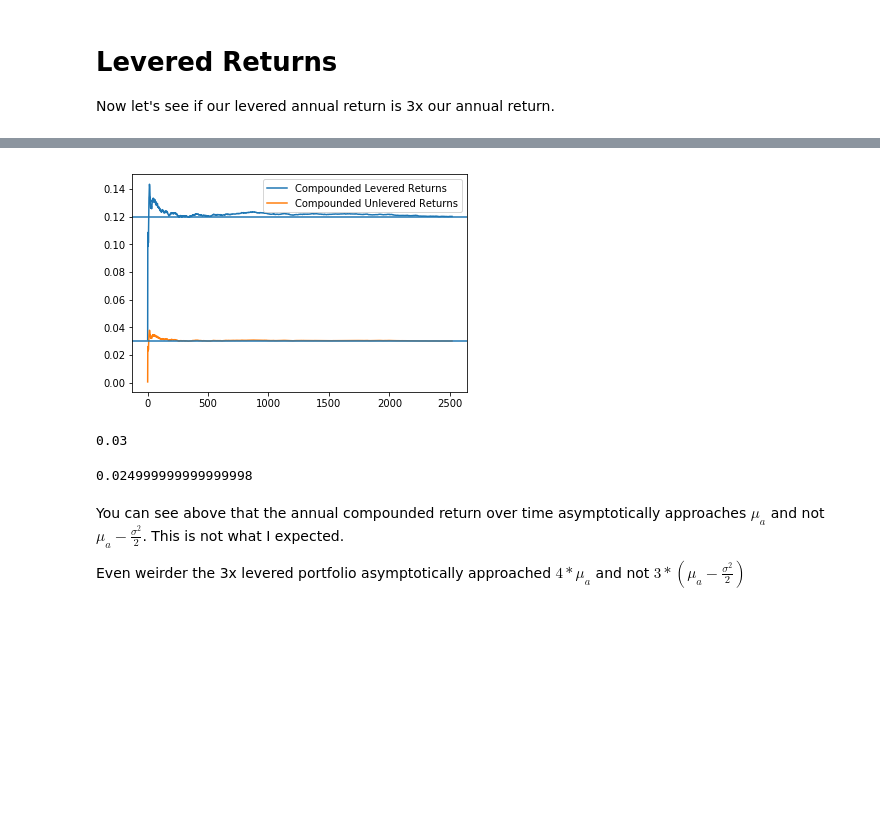
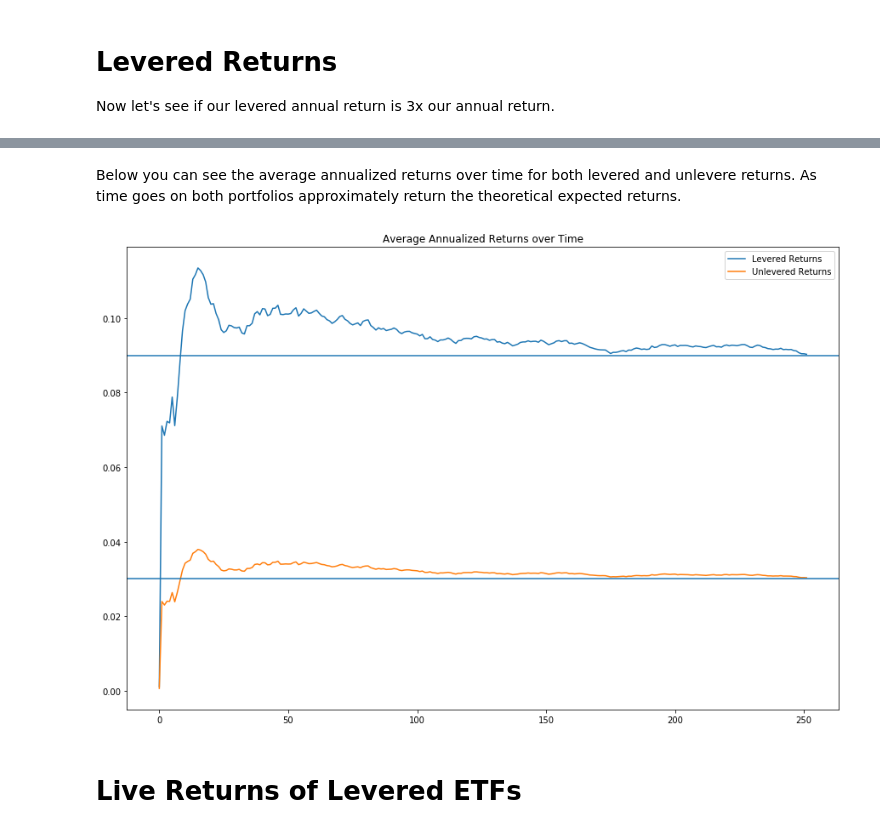
Before and after one commit to JordanPlatts/Research, a Jupyter notebook: Effects of Leverage.ipynb, the cells around one changed output, grey strips where cells are left out. Cells and saved outputs as stored; diff of their text form; code cells hidden in the pictures; blank space fills up the shorter version.

```diff
--- a/Effects of Leverage.ipynb
+++ b/Effects of Leverage.ipynb
@@ -56,6 +92,7 @@ plt.show()
 # %%
 S_0 = 100
-S_t = S_0*np.cumprod(np.exp(rets),axis=0)
+#to avoid numerical instability in a product I switched it to a sum
+S_t = S_0*np.exp(np.cumsum(rets,axis=0))
 # %%
 plt.plot(S_t[:,:100])
 plt.show()
@@ -199,3 +100,0 @@ plt.show()
-# %%
-S_0 = 100
-S_t = S_0*np.cumprod(np.exp(rets),axis=0)
@@ -357,3 +157,18 @@ stats.norm.cdf(tvalue)*2
+# %%
+seed=0
+np.random.seed(seed)
+levered_rets = np.random.normal(
+    loc=3*mu_d - 9*sigma_d**2/2,
+    scale=3*sigma_d,
+    size=days_in_year*trials
+).reshape(
+    days_in_year,
+    trials
+)
+# %%
+S_0 = 100
+#to avoid numerical instability in a product I switched it to a sum
+S_t_levered = S_0*np.exp(np.cumsum(levered_rets,axis=0))
 # %%
 for i in range(5):
     plt.plot(S_t_levered[:,i],label='Levered')
@@ -382,22 +248,15 @@ plt.show()
+# %% [markdown]
+Below you can see the average annualized returns over time for both levered and unlevere returns. As time goes on both portfolios approximately return the theoretical expected returns.
 # %%
-plt.plot(np.log(avg_levered_s/S_0)[:,0]*days_in_year/np.arange(1,1+years*days_in_year), label='Compounded Levered Returns')
-plt.plot(np.log(avg_unlevered_s/S_0)[:,0]*days_in_year/np.arange(1,1+years*days_in_year), label='Compounded Unlevered Returns')
+plt.plot(np.log(avg_levered_s/S_0)[:,0]*days_in_year/np.arange(1,1+days_in_year), label='Levered Returns')
+plt.plot(np.log(avg_unlevered_s/S_0)[:,0]*days_in_year/np.arange(1,1+days_in_year), label='Unlevered Returns')
+plt.title('Average Annualized Returns over Time')
 
 plt.axhline(mu_a)
-plt.axhline(4*mu_a)
+plt.axhline(3*mu_a)
 plt.legend()
 plt.show()
 # %% [output]
-[figure, old version]
+[figure, new version]
-# %%
-mu_a
-# %% [output]
-0.03
-# %%
-mu_a - (sigma_a**2)/2
-# %% [output]
-0.024999999999999998
-# %% [markdown]
-You can see above that the annual compounded return over time asymptotically approaches $\mu_a$ and not $\mu_a - \frac{\sigma^2}{2}$. This is not what I expected.
-
-Even weirder the 3x levered portfolio asymptotically approached $4*\mu_a$ and not $3*(\mu_a - \frac{\sigma^2}{2})$
+# %% [markdown]
+# Live Returns of Levered ETFs
```
Also changed, not shown: parts of 107 cells of this notebook.
